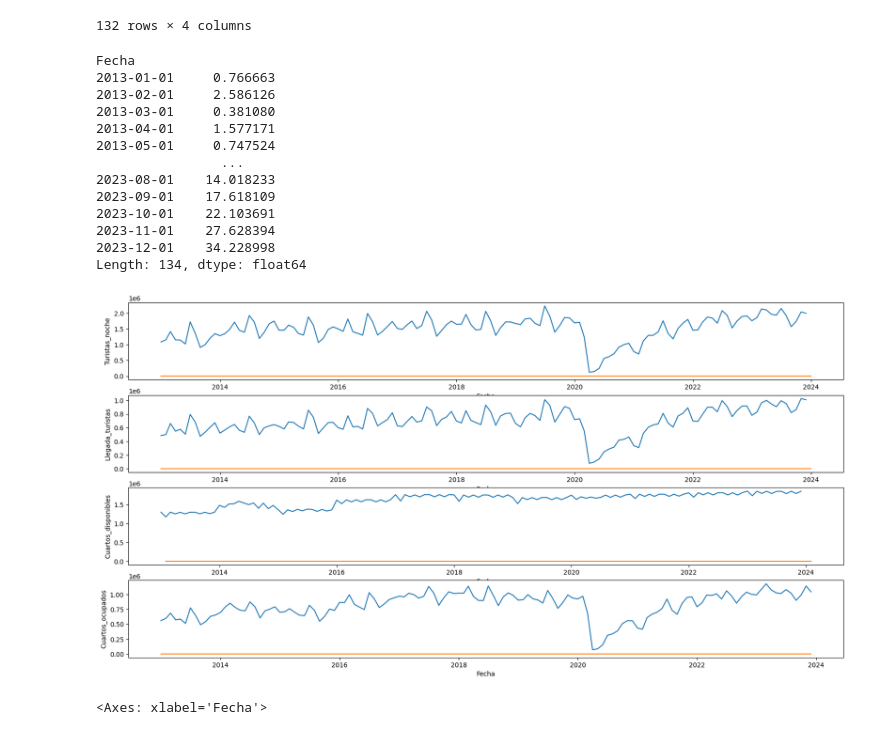
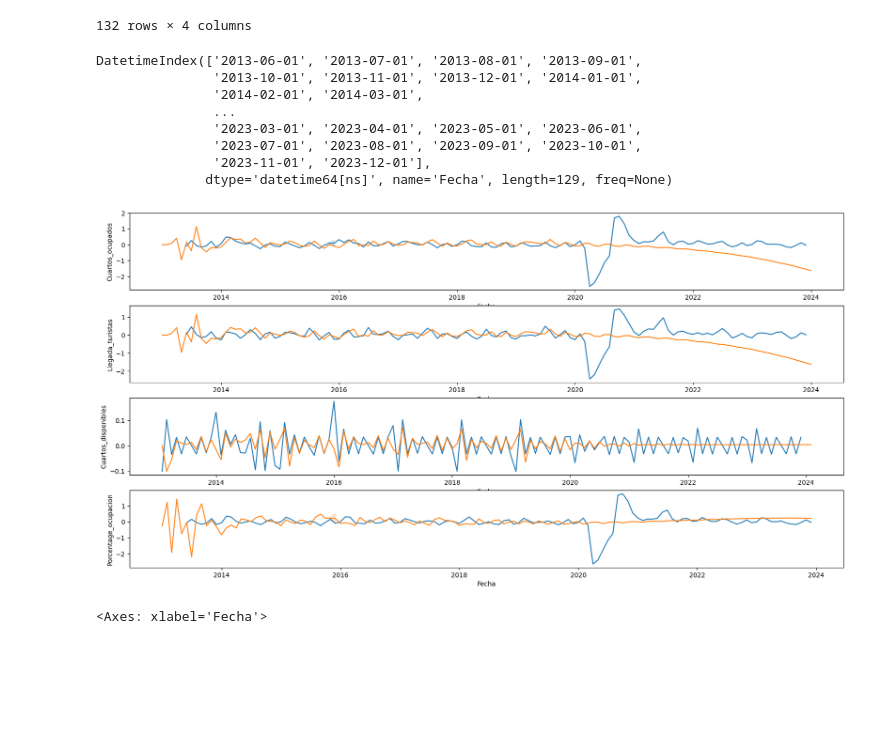
Before and after one commit to matutedevelop/Proyecto_prog_analisis, a Jupyter notebook: Cleaning_edu/data_edu6_2.ipynb, the cells around one changed output. Drawn from its saved outputs; the diff is of its cells as text; code cells hidden in the pictures; blank space fills up the shorter version.

```diff
--- a/Cleaning_edu/data_edu6_2.ipynb
+++ b/Cleaning_edu/data_edu6_2.ipynb
@@ -685,46 +685,63 @@ Llegada_turistas
 | 130 | 2023 | [11] Nov | 1.024303e+06 | 2023-11-01 |
 | 131 | 2023 | [12] Dic | 1.006722e+06 | 2023-12-01 |
 132 rows × 4 columns
+# %%
+CuartCuartos_ocupados =Cuartos_ocupados.set_index('Fecha')
+ts_cuart_oc=CuartCuartos_ocupados['Cuartos_ocupados']
+
+cuartos_disponibles = cuartos_disponibles.set_index('Fecha')
+ts_cuart_di=cuartos_disponibles['Cuartos_disponibles']
+
+Llegada_turistas = Llegada_turistas.set_index('Fecha')
+ts_lleg_tu=Llegada_turistas['Llegada_turistas']
+
+Turistas_noche = Turistas_noche.set_index('Fecha')
+ts_tur_noc=Turistas_noche['Turistas_noche']
+
+Porcentage_ocupacion = Porcentage_ocupacion.set_index('Fecha')
+ts_porce=Porcentage_ocupacion['Porcentage_ocupacion']
+
+
+
+ts_cuart_oc = transform_ts_diff(ts_cuart_oc,5)
+ts_cuart_di = transform_ts_diff(ts_cuart_di,1)
+
+ts_lleg_tu = transform_ts_diff(ts_lleg_tu,5)
+ts_tur_noc = transform_ts_ewa(ts_tur_noc,20)
+ts_porce = transform_ts_diff(ts_porce,5)
 # %%
 fig,ax = plt.subplots(ncols=1,nrows=4,figsize=(20,10))
-sns.lineplot(Turistas_noche,x='Fecha',y='Turistas_noche',ax=ax[0])
-df = transform_ts_inv(resulta_tur_noc.predict(0,Turistas_noche.shape[0]))
+sns.lineplot(y=ts_cuart_oc,x=ts_cuart_oc.index,ax=ax[0])
+df = resulta_tur_noc.predict(0,Turistas_noche.shape[0])
 sns.lineplot(x=df.index,y=df,ax=ax[0])
 
-sns.lineplot(Llegada_turistas,x='Fecha',y='Llegada_turistas',ax=ax[1])
-df = transform_ts_inv(resulta_tur_noc.predict(0,Llegada_turistas.shape[0]))
+sns.lineplot(y=ts_lleg_tu,x=ts_lleg_tu.index,ax=ax[1])
+df = resulta_tur_noc.predict(0,Llegada_turistas.shape[0])
 sns.lineplot(x=df.index,y=df,ax=ax[1])
 
 
-Cuartos_ocupados
-cuartos_disponibles
 
 
-sns.lineplot(cuartos_disponibles,x='Fecha',y='Cuartos_disponibles',ax=ax[2])
-df = transform_ts_inv(resulta_cuart_di.predict(0,cuartos_disponibles.shape[0]))
+sns.lineplot(y=ts_cuart_di,x=ts_cuart_di.index,ax=ax[2])
+df = resulta_cuart_di.predict(0,cuartos_disponibles.shape[0])
 sns.lineplot(x=df.index,y=df,ax=ax[2])
 
 
-sns.lineplot(Cuartos_ocupados,x='Fecha',y='Cuartos_ocupados',ax=ax[3])
-df = transform_ts_inv(resulta_cuart_oc.predict(0,Cuartos_ocupados.shape[0]))[1:]
+sns.lineplot(y=ts_porce,x=ts_porce.index,ax=ax[3])
+df = resulta_cuart_oc.predict(0,Cuartos_ocupados.shape[0])[1:]
 df.index = Cuartos_ocupados['Fecha']
 sns.lineplot(x=df.index,y=df,ax=ax[3])
-df
+ts_cuart_oc.index
 # %% [output]
-Fecha
-2013-01-01     0.766663
-2013-02-01     2.586126
-2013-03-01     0.381080
-2013-04-01     1.577171
-2013-05-01     0.747524
-                ...
-2023-08-01    14.018233
-2023-09-01    17.618109
-2023-10-01    22.103691
-2023-11-01    27.628394
-2023-12-01    34.228998
-Length: 134, dtype: float64
+DatetimeIndex(['2013-06-01', '2013-07-01', '2013-08-01', '2013-09-01',
+               '2013-10-01', '2013-11-01', '2013-12-01', '2014-01-01',
+               '2014-02-01', '2014-03-01',
+               ...
+               '2023-03-01', '2023-04-01', '2023-05-01', '2023-06-01',
+               '2023-07-01', '2023-08-01', '2023-09-01', '2023-10-01',
+               '2023-11-01', '2023-12-01'],
+              dtype='datetime64[ns]', name='Fecha', length=129, freq=None)
-[figure, old version]
+[figure, new version]
 # %%
 df.plot()
 # %% [output]
```
